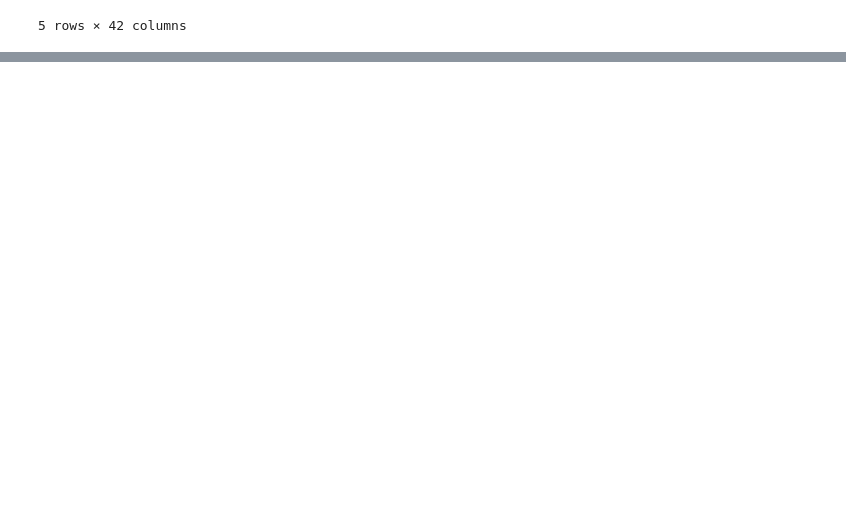
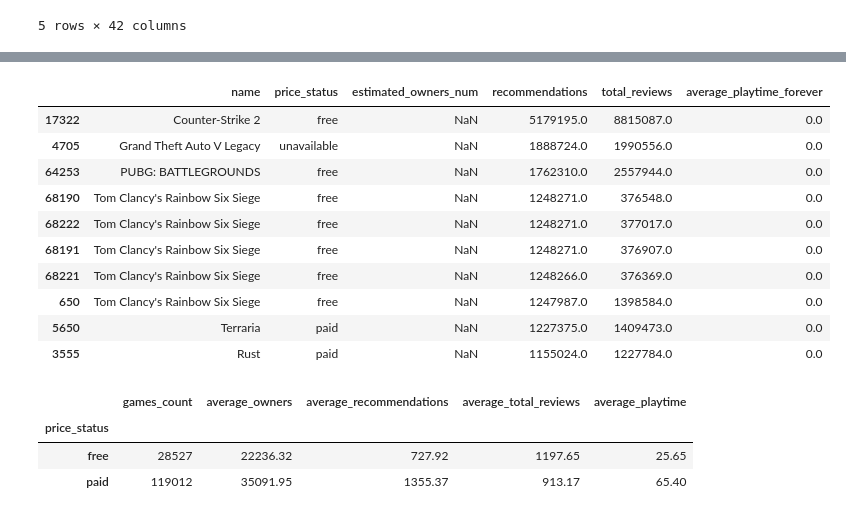
Before and after one commit to SelinBeyaz01/BUS392-Steam-Project, a Jupyter notebook: BUS392_Project.ipynb, the cells around one changed output, grey strips where cells are left out. Cells and saved outputs as stored; diff of their text form; code cells hidden in the pictures; blank space fills up the shorter version.

Commit message:
Complete data cleaning popularity and genre analysis

```diff
--- a/BUS392_Project.ipynb
+++ b/BUS392_Project.ipynb
@@ -35,0 +125,39 @@ gamesData.head()
+# %%
+#Popularity question: top games and free versus paid
+top_recommended = games.sort_values(
+    by='recommendations',
+    ascending=False
+)[[
+    'name', 'price_status', 'estimated_owners_num',
+    'recommendations', 'total_reviews',
+    'average_playtime_forever'
+]].head(10)
+
+top_recommended
+# %% [output]
+|  | name | price_status | estimated_owners_num | recommendations | total_reviews | average_playtime_forever |
+| 17322 | Counter-Strike 2 | free | NaN | 5179195.0 | 8815087.0 | 0.0 |
+| 4705 | Grand Theft Auto V Legacy | unavailable | NaN | 1888724.0 | 1990556.0 | 0.0 |
+| 64253 | PUBG: BATTLEGROUNDS | free | NaN | 1762310.0 | 2557944.0 | 0.0 |
+| 68190 | Tom Clancy's Rainbow Six Siege | free | NaN | 1248271.0 | 376548.0 | 0.0 |
+| 68222 | Tom Clancy's Rainbow Six Siege | free | NaN | 1248271.0 | 377017.0 | 0.0 |
+| 68191 | Tom Clancy's Rainbow Six Siege | free | NaN | 1248271.0 | 376907.0 | 0.0 |
+| 68221 | Tom Clancy's Rainbow Six Siege | free | NaN | 1248266.0 | 376369.0 | 0.0 |
+| 650 | Tom Clancy's Rainbow Six Siege | free | NaN | 1247987.0 | 1398584.0 | 0.0 |
+| 5650 | Terraria | paid | NaN | 1227375.0 | 1409473.0 | 0.0 |
+| 3555 | Rust | paid | NaN | 1155024.0 | 1227784.0 | 0.0 |
+# %%
+price_comparison = price_games.groupby('price_status').agg(
+    games_count=('app_id', 'count'),
+    average_owners=('estimated_owners_num', 'mean'),
+    average_recommendations=('recommendations', 'mean'),
+    average_total_reviews=('total_reviews', 'mean'),
+    average_playtime=('average_playtime_forever', 'mean')
+).round(2)
+
+price_comparison
+# %% [output]
+|  | games_count | average_owners | average_recommendations | average_total_reviews | average_playtime |
+| price_status |  |  |  |  |  |
+| free | 28527 | 22236.32 | 727.92 | 1197.65 | 25.65 |
+| paid | 119012 | 35091.95 | 1355.37 | 913.17 | 65.40 |
```
Also changed, not shown: parts of 7 cells of this notebook.
